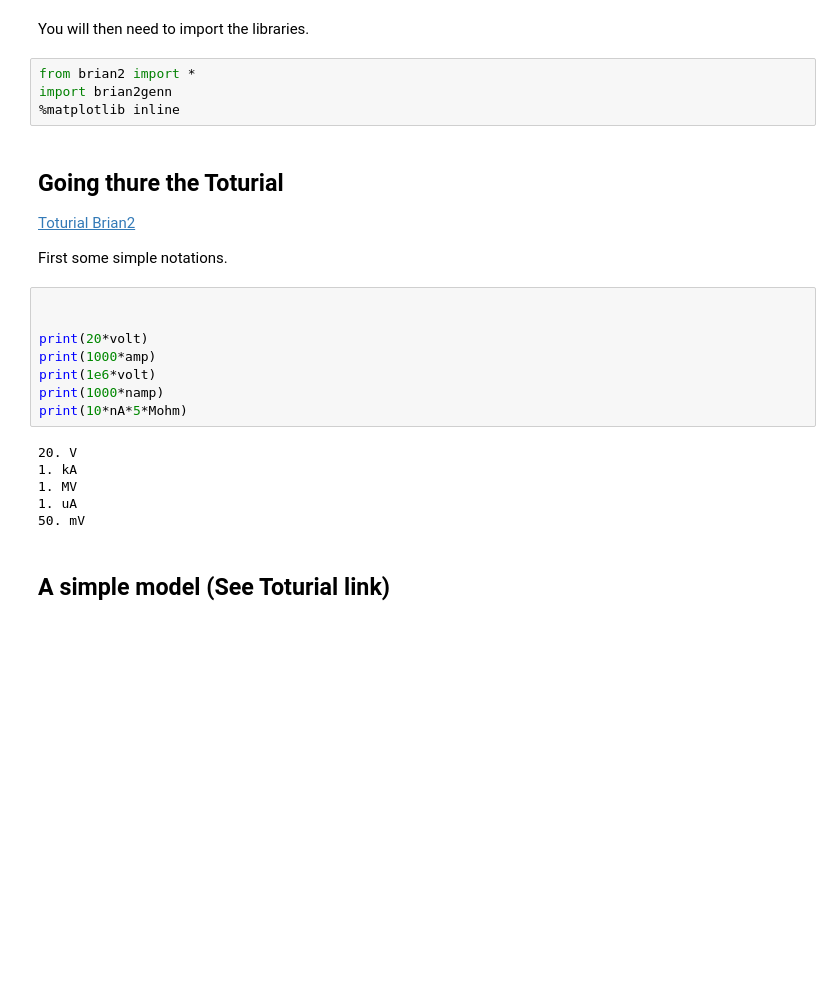
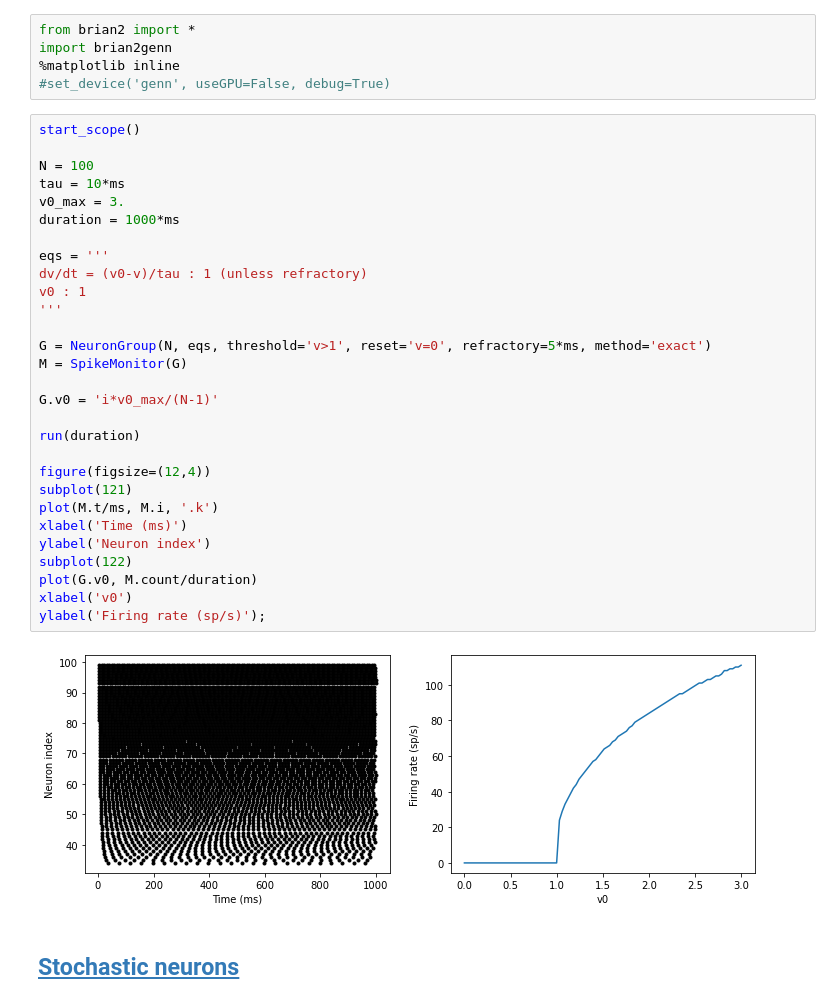
Before and after one commit to EmilyBjartskular/spiking-adventure, a Jupyter notebook: notebook/Brian2GeNN_test.ipynb, the cells around one changed output. Drawn from its saved outputs; the diff is of its cells as text; blank space fills up the shorter version.

Commit message:
Added some toturials

```diff
--- a/notebook/Brian2GeNN_test.ipynb
+++ b/notebook/Brian2GeNN_test.ipynb
@@ -27,28 +1,38 @@ Successfully installed brian2genn-1.5
-# %% [markdown]
-You will then need to import the libraries.
 # %%
 from brian2 import *
 import brian2genn
 %matplotlib inline
+#set_device('genn', useGPU=False, debug=True)
+# %%
+start_scope()
+
+N = 100
+tau = 10*ms
+v0_max = 3.
+duration = 1000*ms
+
+eqs = '''
+dv/dt = (v0-v)/tau : 1 (unless refractory)
+v0 : 1
+'''
+
+G = NeuronGroup(N, eqs, threshold='v>1', reset='v=0', refractory=5*ms, method='exact')
+M = SpikeMonitor(G)
+
+G.v0 = 'i*v0_max/(N-1)'
+
+run(duration)
+
+figure(figsize=(12,4))
+subplot(121)
+plot(M.t/ms, M.i, '.k')
+xlabel('Time (ms)')
+ylabel('Neuron index')
+subplot(122)
+plot(G.v0, M.count/duration)
+xlabel('v0')
+ylabel('Firing rate (sp/s)');
+# %% [output]
+[figure, added]
 # %% [markdown]
-## Going thure the Toturial
-
-[Toturial Brian2](https://brian2.readthedocs.io/en/stable/resources/tutorials/1-intro-to-brian-neurons.html)
-
-First some simple notations.
+## [Stochastic neurons](https://brian2.readthedocs.io/en/stable/resources/tutorials/1-intro-to-brian-neurons.html#stochastic-neurons)
-# %%
-
-
-print(20*volt)
-print(1000*amp)
-print(1e6*volt)
-print(1000*namp)
-print(10*nA*5*Mohm)
-# %% [output]
-20. V
-1. kA
-1. MV
-1. uA
-50. mV
-# %% [markdown]
-## A simple model (See Toturial link)
```
Also changed, not shown: parts of 12 cells of this notebook, 10 other files.
